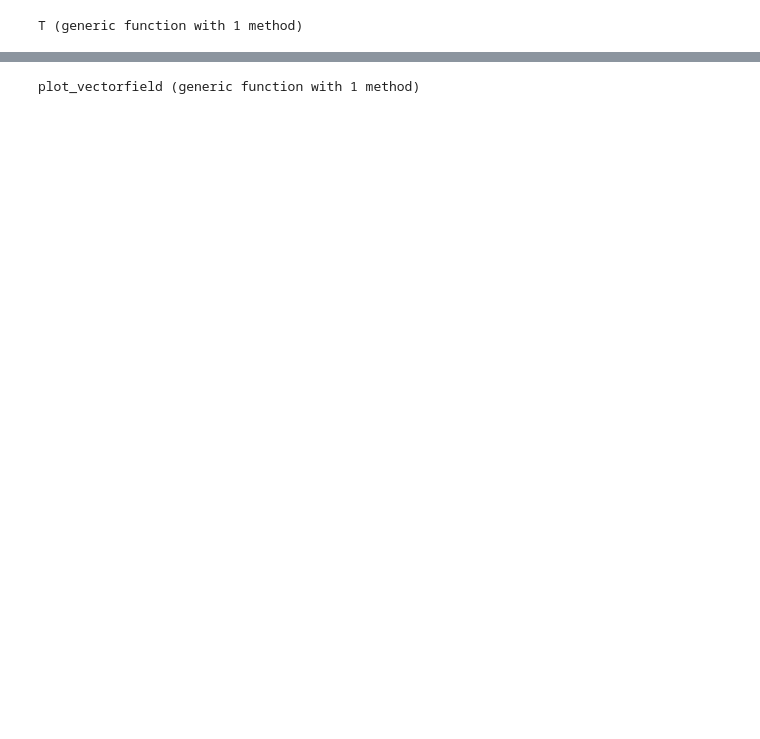
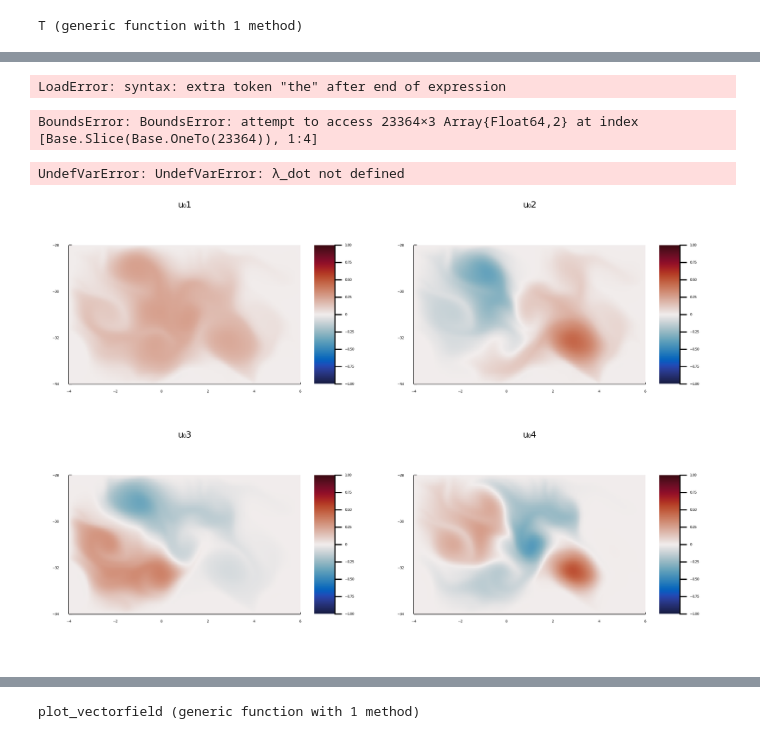
Before and after one commit to MaHermann/CoherentStructures.jl, a Jupyter notebook: notebooks/Ocean Wind/ocean_wind_LR_CG.ipynb, the cells around one changed output, grey strips where cells are left out. Cells and saved outputs as stored; diff of their text form; code cells hidden in the pictures; blank space fills up the shorter version.

```diff
--- a/notebooks/Ocean Wind/ocean_wind_LR_CG.ipynb
+++ b/notebooks/Ocean Wind/ocean_wind_LR_CG.ipynb
@@ -170,0 +99,9 @@ Plots.plot(unaveraged,averaged, fmt=:png, dpi=500)
+# %%
+ solve the system for the derivative u_dot
+u_dot = zero(u₀)
+λ_dot = zero(λ₀)
+for i in 1:size(u₀)[2]
+    @time u_dot[:,i], λ_dot[i] = getLinearResponse(u₀[:,i],λ₀[i],M,K,L)
+end
+# %% [output]
+LoadError: syntax: extra token "the" after end of expression
@@ -170,0 +111,18 @@ Plots.plot(unaveraged,averaged, fmt=:png, dpi=500)
+# %%
+nev = 4
+u₀ = u₀[:,1:nev]
+λ₀ = λ₀[1:nev]
+uϵ = uϵ[:,1:nev]
+λϵ = λϵ[1:nev]
+#u_dot = u_dot[:,1:nev]
+#λ_dot = λ_dot[1:nev];
+# %% [output]
+BoundsError: BoundsError: attempt to access 23364×3 Array{Float64,2} at index [Base.Slice(Base.OneTo(23364)), 1:4]
+# %%
+for i in 1:nev
+    print("exact ev"*string(i)*": "*string(λϵ[i])*
+        "\t predicted ev"*string(i)*": "*string(λ₀[i] + ϵ*λ_dot[i])*
+        "\t relative error: "*string(abs(λ₀[i] + ϵ*λ_dot[i] - λϵ[i])/abs(λϵ[i]))*"\n")
+end
+# %% [output]
+UndefVarError: UndefVarError: λ_dot not defined
@@ -170,0 +138,20 @@ Plots.plot(unaveraged,averaged, fmt=:png, dpi=500)
+# %%
+plots = []
+for i in 1:nev
+    push!(plots,plot_u(ctx, u₀[:,i],  lon_resolution, lat_resolution, bdata=bdata,
+            title="u₀"*string(i),
+                colorbar=colorbar, color=color, clims=(cmins[i],cmaxs[i]), xticks=xticks, yticks=yticks))
+#    push!(plots,plot_u(ctx, u_dot[:,i],  lon_resolution, lat_resolution, bdata=bdata,
+#            title="̇u₀"*string(i),
+#        colorbar=colorbar, color=color, clims=(cmins_lr[i],cmaxs_lr[i]), xticks=xticks, yticks=yticks))
+#    push!(plots,plot_u(ctx, u₀[:,i] + ϵ*u_dot[:,i],  lat_resolution, grid_resolution, bdata=bdata,
+#            title="u₀"*string(i)*" + $(ϵ)u̇ ₀"*string(i),
+#    colorbar=colorbar, color=color, clims=(cmins[i],cmaxs[i]), xticks=xticks, yticks=yticks))
+#    push!(plots,plot_u(ctx, uϵ[:,i],  lon_resolution, lat_resolution, bdata=bdata,
+#              title="uϵ"*string(i),
+#            colorbar=colorbar, color=color, clims=(cmins[i],cmaxs[i]), xticks=xticks, yticks=yticks))
+end
+Plots.plot(plots..., fmt=:png, dpi=500,#layout=grid(nev,2),
+            xtickfontsize=2,ytickfontsize=2,xguidefontsize=2,yguidefontsize=2,legendfontsize=5,titlefontsize=5)
+# %% [output]
+[figure, added]
```
Also changed, not shown: parts of 57 cells of this notebook, 18 other files.
